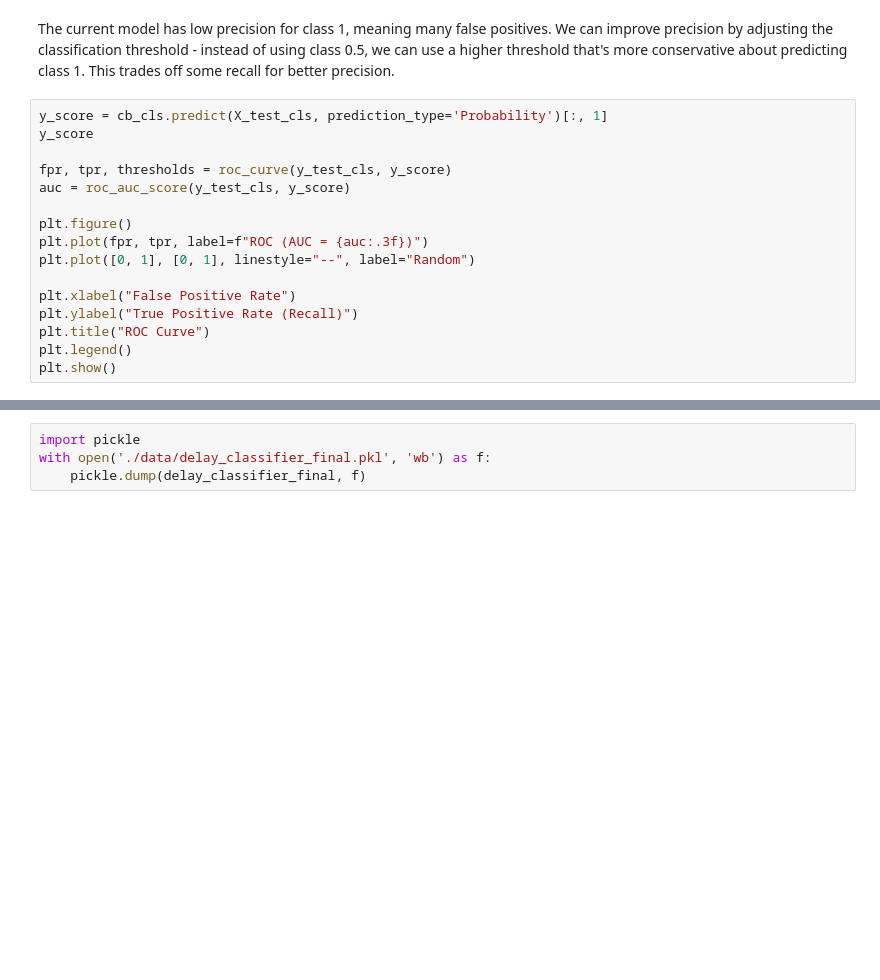
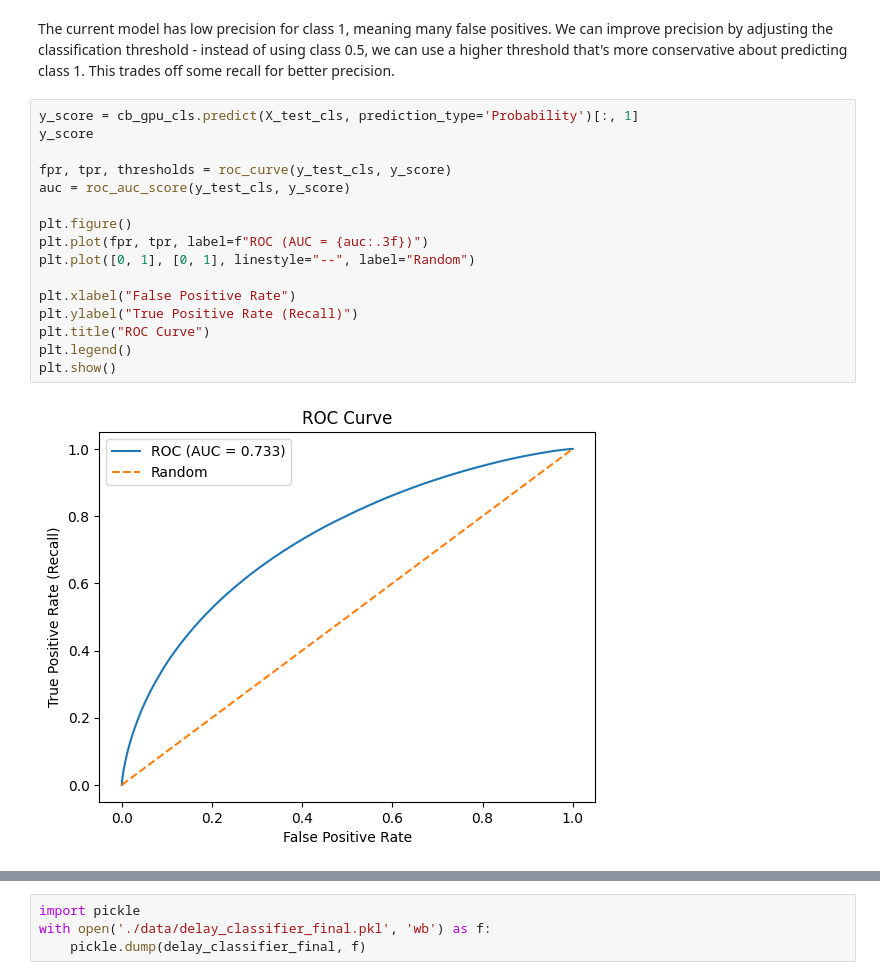
Before and after one commit to rashdul/flight-delay-prediction, a Jupyter notebook: notebooks/04_training_the_model.ipynb, the cells around one changed output, grey strips where cells are left out. Drawn from its saved outputs; the diff is of its cells as text; blank space fills up the shorter version.

```diff
--- a/notebooks/04_training_the_model.ipynb
+++ b/notebooks/04_training_the_model.ipynb
@@ -998,20 +1000,22 @@ with open('./data/catboost_full_model_v2.pkl', 'rb') as f:
 # %% [markdown]
 The current model has low precision for class 1, meaning many false positives. We can improve precision by adjusting the classification threshold - instead of using class 0.5, we can use a higher threshold that's more conservative about predicting class 1. This trades off some recall for better precision.
 # %%
-y_score = cb_cls.predict(X_test_cls, prediction_type='Probability')[:, 1]
+y_score = cb_gpu_cls.predict(X_test_cls, prediction_type='Probability')[:, 1]
 y_score
 
 fpr, tpr, thresholds = roc_curve(y_test_cls, y_score)
 auc = roc_auc_score(y_test_cls, y_score)
 
 plt.figure()
 plt.plot(fpr, tpr, label=f"ROC (AUC = {auc:.3f})")
 plt.plot([0, 1], [0, 1], linestyle="--", label="Random")
 
 plt.xlabel("False Positive Rate")
 plt.ylabel("True Positive Rate (Recall)")
 plt.title("ROC Curve")
 plt.legend()
 plt.show()
+# %% [output]
+[figure, added]
 # %%
 
```
Also changed, not shown: parts of 12 cells of this notebook.
